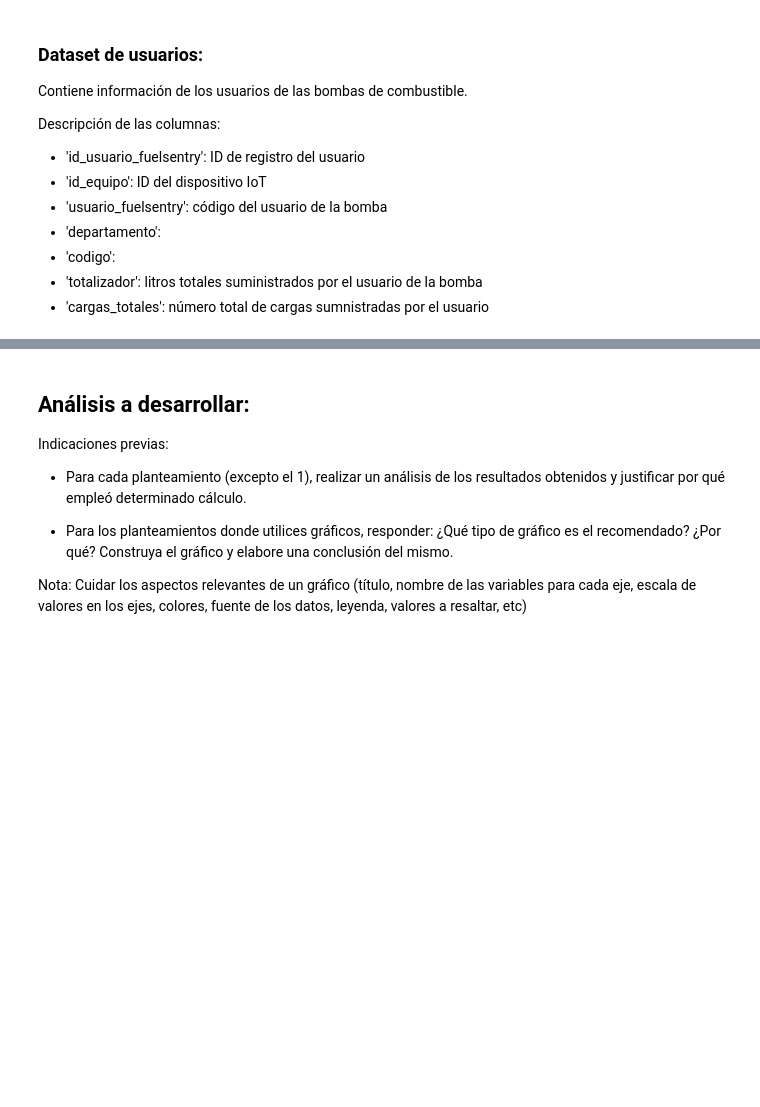
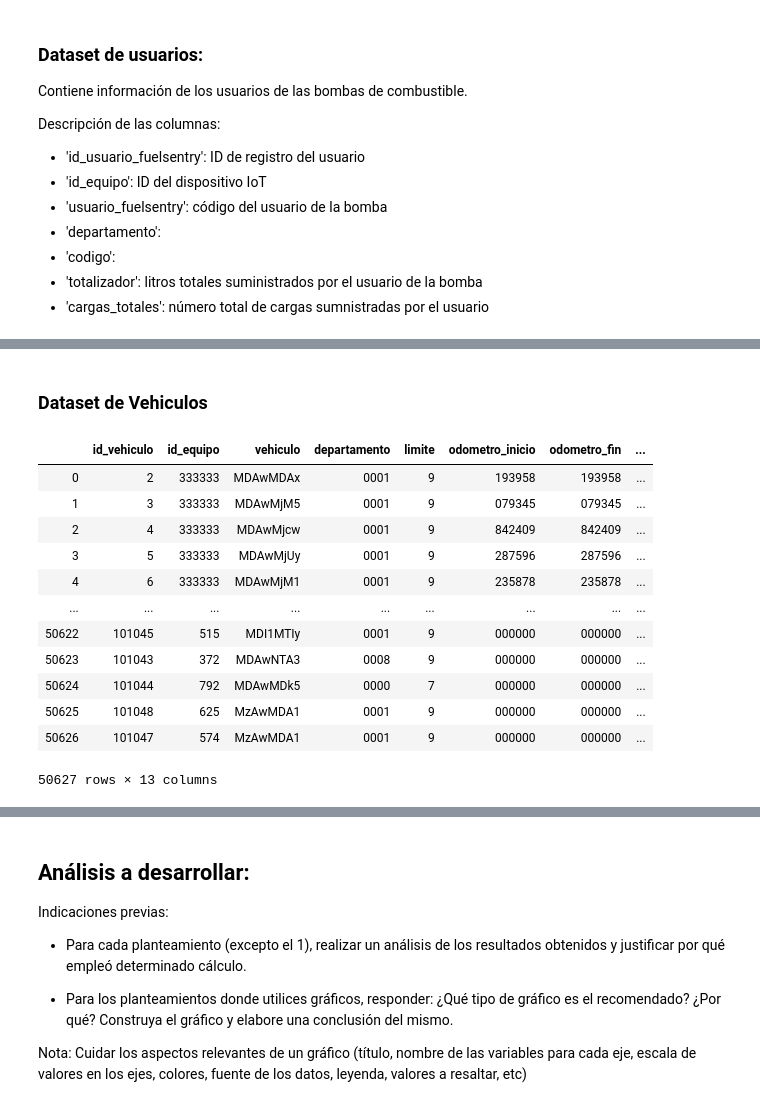
Before and after one commit to sauritlucas/MentoriaBiocombustible, a Jupyter notebook: Práctico de Análisis y Visualización.ipynb, the cells around one changed output, grey strips where cells are left out. Cells and saved outputs as stored; diff of their text form; code cells hidden in the pictures; blank space fills up the shorter version.

```diff
--- a/Práctico de Análisis y Visualización.ipynb
+++ b/Práctico de Análisis y Visualización.ipynb
@@ -319,0 +409,18 @@ cargas_totales: 549
+# %% [markdown]
+### Dataset de Vehiculos
+# %%
+df_v
+# %% [output]
+|  | id_vehiculo | id_equipo | vehiculo | departamento | limite | odometro_inicio | odometro_fin | ... |
+| 0 | 2 | 333333 | MDAwMDAx | 0001 | 9 | 193958 | 193958 | ... |
+| 1 | 3 | 333333 | MDAwMjM5 | 0001 | 9 | 079345 | 079345 | ... |
+| 2 | 4 | 333333 | MDAwMjcw | 0001 | 9 | 842409 | 842409 | ... |
+| 3 | 5 | 333333 | MDAwMjUy | 0001 | 9 | 287596 | 287596 | ... |
+| 4 | 6 | 333333 | MDAwMjM1 | 0001 | 9 | 235878 | 235878 | ... |
+| ... | ... | ... | ... | ... | ... | ... | ... | ... |
+| 50622 | 101045 | 515 | MDI1MTIy | 0001 | 9 | 000000 | 000000 | ... |
+| 50623 | 101043 | 372 | MDAwNTA3 | 0008 | 9 | 000000 | 000000 | ... |
+| 50624 | 101044 | 792 | MDAwMDk5 | 0000 | 7 | 000000 | 000000 | ... |
+| 50625 | 101048 | 625 | MzAwMDA1 | 0001 | 9 | 000000 | 000000 | ... |
+| 50626 | 101047 | 574 | MzAwMDA1 | 0001 | 9 | 000000 | 000000 | ... |
+50627 rows × 13 columns
```
Also changed, not shown: parts of 54 cells of this notebook, 3 other files.
